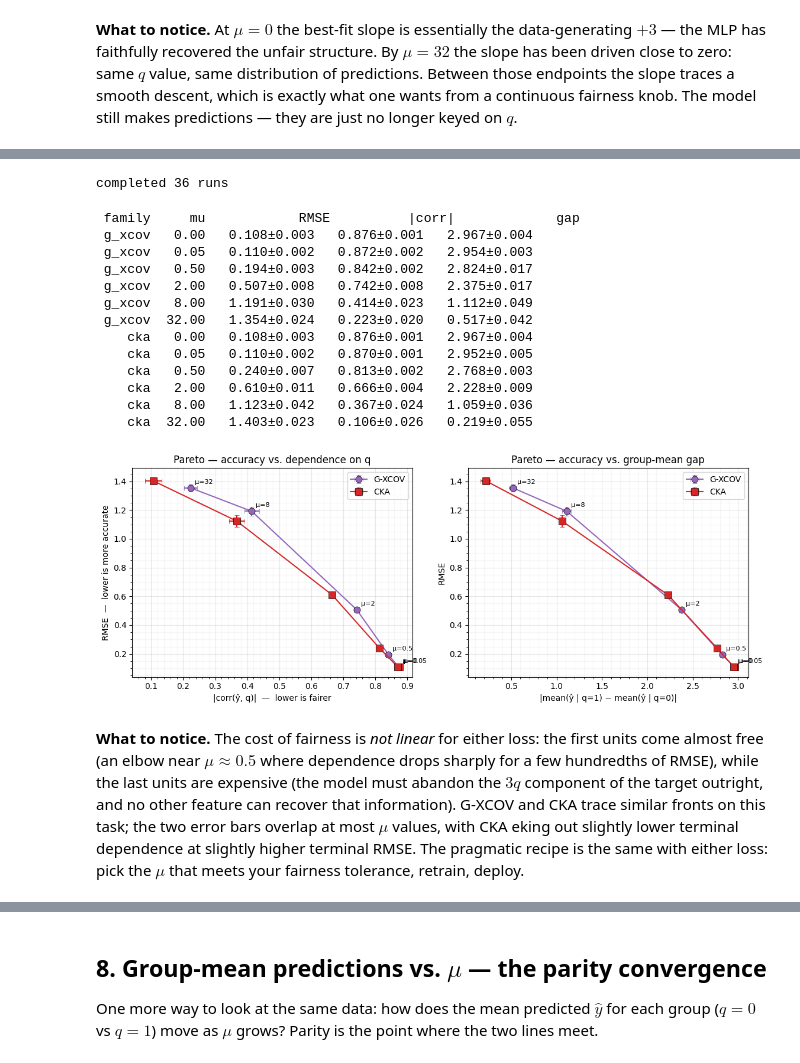
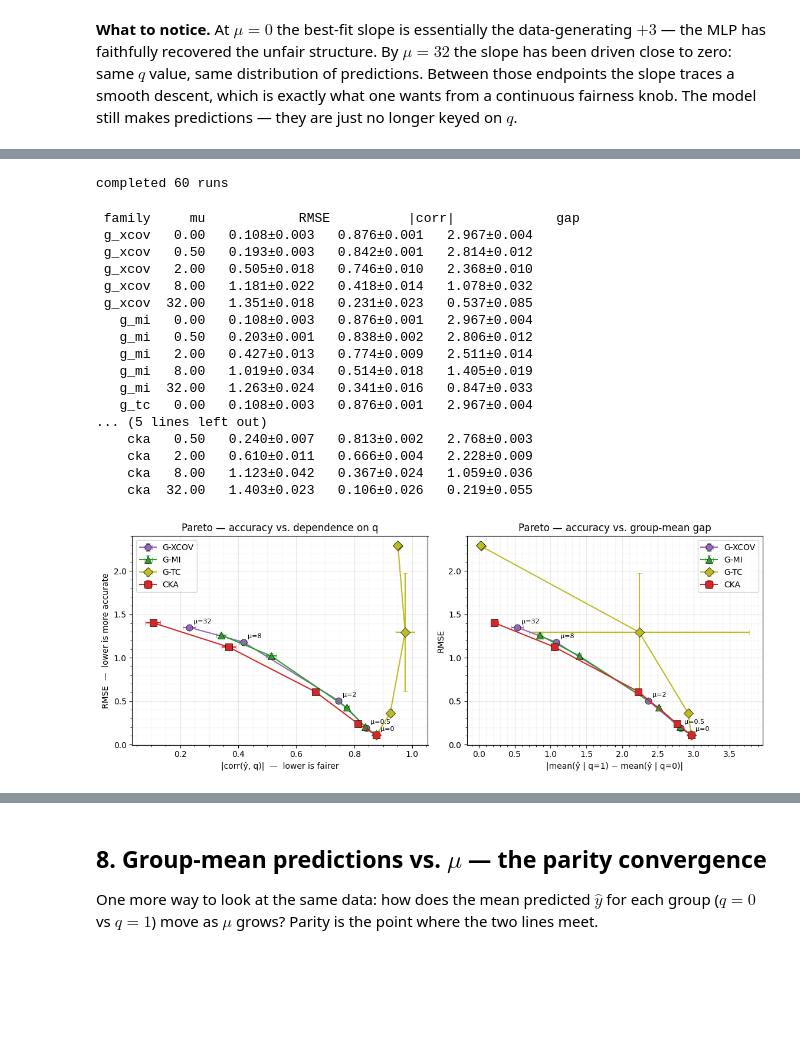
Before and after one commit to jejjohnson/research_notebook, a Jupyter notebook: projects/gaussianization/notebooks/fair_gauss/06_fair_gauss_synthetic.ipynb, the cells around one changed output, grey strips where cells are left out. Saved outputs shown, nothing was run; the diff lists cells and outputs as text; code cells hidden in the pictures; blank space fills up the shorter version.

```diff
--- a/projects/gaussianization/notebooks/fair_gauss/06_fair_gauss_synthetic.ipynb
+++ b/projects/gaussianization/notebooks/fair_gauss/06_fair_gauss_synthetic.ipynb
@@ -128,6 +131,24 @@ flow_q, _ = fit_and_freeze(
 )
 print(f"flow_y trainable weights:  {len(flow_y.trainable_weights)} (expected 0)")
 print(f"flow_q trainable weights:  {len(flow_q.trainable_weights)} (expected 0)")
+
+# A *joint* flow on the shuffled product distribution of (y, q) -- used
+# by G-TC. The shuffle ensures the flow learns to Gaussianise
+# independent draws of (y, q); deviation from N(0, I) at test time
+# measures dependence in the actual (predictor output, q) pair.
+flow_yq, _ = fit_and_freeze_joint(
+    y_train,
+    q_train,
+    num_blocks=6,
+    num_components=10,
+    epochs=100,
+    batch_size=256,
+    lr=2e-3,
+    seed=0,
+    n_shuffles=2,
+    verbose=0,
+)
+print(f"flow_yq trainable weights: {len(flow_yq.trainable_weights)} (expected 0)")
 # %% [output]
 flow_y trainable weights:  0 (expected 0)
 flow_q trainable weights:  0 (expected 0)
@@ -313,12 +347,19 @@ def train_eval(fairness_loss, mu: float, seed: int) -> dict:
     }
 
 
-mus = [0.0, 0.05, 0.5, 2.0, 8.0, 32.0]
+mus = [0.0, 0.5, 2.0, 8.0, 32.0]
 seeds = [0, 1, 2]
+mi_loss = GaussianizedMutualInfoLoss(flow_z=flow_y, flow_q=flow_q, eps=1e-4)
+tc_loss = GaussianizedTotalCorrelationLoss(joint_flow=flow_yq)
 cka_loss = CKALoss(sigma_f=1.0, sigma_q=1.0, kernel="rbf", debiased=False)
 
 records = []
-for fam_name, loss in [("g_xcov", g_loss), ("cka", cka_loss)]:
+for fam_name, loss in [
+    ("g_xcov", g_loss),
+    ("g_mi", mi_loss),
+    ("g_tc", tc_loss),
+    ("cka", cka_loss),
+]:
     for mu in mus:
         for s in seeds:
             r = train_eval(loss, mu=mu, seed=s)
@@ -326,7 +367,7 @@ for fam_name, loss in [("g_xcov", g_loss), ("cka", cka_loss)]:
             records.append(r)
 print(f"completed {len(records)} runs")
 # %% [output]
-completed 36 runs
+completed 60 runs
 # %%
 def aggregate(fam: str) -> list[dict]:
     out = []
@@ -349,10 +390,17 @@ def aggregate(fam: str) -> list[dict]:
 
 
 agg_g = aggregate("g_xcov")
+agg_mi = aggregate("g_mi")
+agg_tc = aggregate("g_tc")
 agg_c = aggregate("cka")
 
 print(f"\n{'family':>7s} {'mu':>6s} {'RMSE':>15s} {'|corr|':>15s} {'gap':>15s}")
-for fam, rows in [("g_xcov", agg_g), ("cka", agg_c)]:
+for fam, rows in [
+    ("g_xcov", agg_g),
+    ("g_mi", agg_mi),
+    ("g_tc", agg_tc),
+    ("cka", agg_c),
+]:
     for r in rows:
         print(
             f"{fam:>7s} {r['mu']:>6.2f} "
@@ -363,13 +411,17 @@ for fam, rows in [("g_xcov", agg_g), ("cka", agg_c)]:
 # %% [output]
  family     mu            RMSE          |corr|             gap
  g_xcov   0.00   0.108±0.003   0.876±0.001   2.967±0.004
- g_xcov   0.05   0.110±0.002   0.872±0.002   2.954±0.003
- g_xcov   0.50   0.194±0.003   0.842±0.002   2.824±0.017
- g_xcov   2.00   0.507±0.008   0.742±0.008   2.375±0.017
- g_xcov   8.00   1.191±0.030   0.414±0.023   1.112±0.049
- g_xcov  32.00   1.354±0.024   0.223±0.020   0.517±0.042
-    cka   0.00   0.108±0.003   0.876±0.001   2.967±0.004
-    cka   0.05   0.110±0.002   0.870±0.001   2.952±0.005
+ g_xcov   0.50   0.193±0.003   0.842±0.001   2.814±0.012
+ g_xcov   2.00   0.505±0.018   0.746±0.010   2.368±0.010
+ g_xcov   8.00   1.181±0.022   0.418±0.014   1.078±0.032
+ g_xcov  32.00   1.351±0.018   0.231±0.023   0.537±0.085
+   g_mi   0.00   0.108±0.003   0.876±0.001   2.967±0.004
+   g_mi   0.50   0.203±0.001   0.838±0.002   2.806±0.012
+   g_mi   2.00   0.427±0.013   0.774±0.009   2.511±0.014
+   g_mi   8.00   1.019±0.034   0.514±0.018   1.405±0.019
+   g_mi  32.00   1.263±0.024   0.341±0.016   0.847±0.033
+   g_tc   0.00   0.108±0.003   0.876±0.001   2.967±0.004
+... (5 lines left out)
     cka   0.50   0.240±0.007   0.813±0.002   2.768±0.003
     cka   2.00   0.610±0.011   0.666±0.004   2.228±0.009
     cka   8.00   1.123±0.042   0.367±0.024   1.059±0.036
@@ -379,6 +431,8 @@ fig, axes = plt.subplots(1, 2, figsize=(11.5, 4.5))
 
 for fam, rows, marker, color in [
     ("G-XCOV", agg_g, "o", G_COLOR),
+    ("G-MI", agg_mi, "^", MI_COLOR),
+    ("G-TC", agg_tc, "D", TC_COLOR),
     ("CKA", agg_c, "s", CKA_COLOR),
 ]:
     rmse_m = np.array([r["rmse_m"] for r in rows])
@@ -422,42 +476,31 @@ for fam, rows, marker, color in [
                 f"μ={mu:g}",
                 (x, y),
                 fontsize=8,
                 xytext=(5, 5),
                 textcoords="offset points",
             )
         for mu, x, y in zip(mus, gap_m, rmse_m, strict=True):
             axes[1].annotate(
                 f"μ={mu:g}",
                 (x, y),
                 fontsize=8,
                 xytext=(5, 5),
                 textcoords="offset points",
             )
 
 axes[0].set_xlabel("|corr(ŷ, q)|  —  lower is fairer")
 axes[0].set_ylabel("RMSE  —  lower is more accurate")
 axes[0].set_title("Pareto — accuracy vs. dependence on q")
 axes[0].legend(fontsize=10)
 style_ax(axes[0])
 
 axes[1].set_xlabel("|mean(ŷ | q=1) − mean(ŷ | q=0)|")
 axes[1].set_ylabel("RMSE")
 axes[1].set_title("Pareto — accuracy vs. group-mean gap")
 axes[1].legend(fontsize=10)
 style_ax(axes[1])
 
 plt.tight_layout()
 plt.show()
 # %% [output]
-[figure, old version]
+[figure, new version]
-# %% [markdown]
-**What to notice.** The cost of fairness is *not linear* for either
-loss: the first units come almost free (an elbow near $\mu \approx
-0.5$ where dependence drops sharply for a few hundredths of RMSE),
-while the last units are expensive (the model must abandon the $3q$
-component of the target outright, and no other feature can recover
-that information). G-XCOV and CKA trace similar fronts on this
-task; the two error bars overlap at most $\mu$ values, with CKA
-eking out slightly lower terminal dependence at slightly higher
-terminal RMSE. The pragmatic recipe is the same with either loss:
-pick the $\mu$ that meets your fairness tolerance, retrain, deploy.
```
Also changed, not shown: parts of 7 cells of this notebook, 1 other file.
